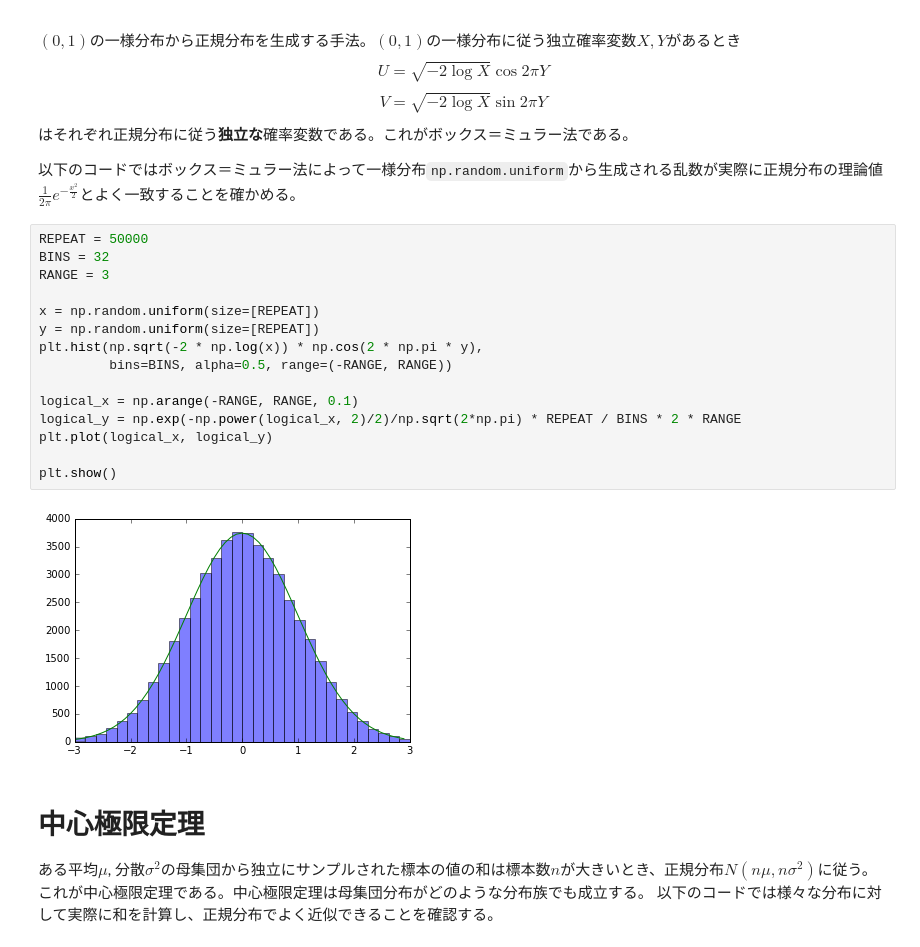
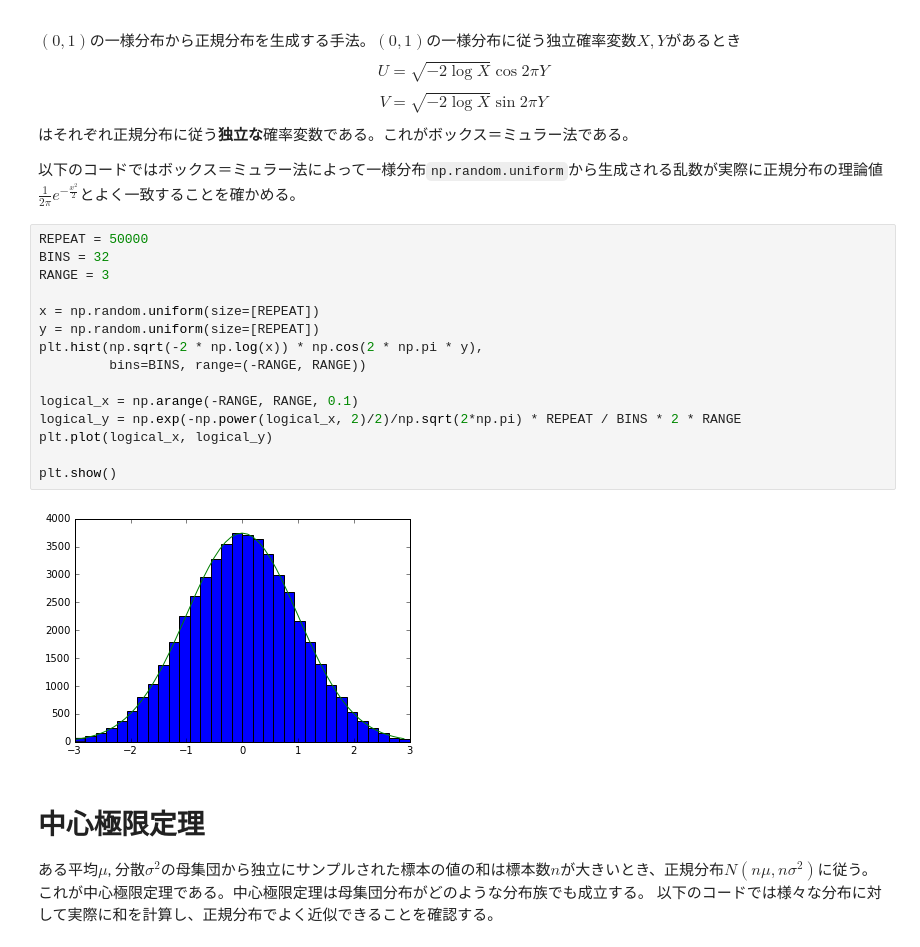
Before and after one commit to yunabe/codelab, a Jupyter notebook: python/notebook/statictics.ipynb, the cells around one changed output. Drawn from its saved outputs; the diff is of its cells as text.

```diff
--- a/python/notebook/statictics.ipynb
+++ b/python/notebook/statictics.ipynb
@@ -17,20 +17,20 @@ $$V=\sqrt{-2\log X}\sin 2\pi Y$$
 # %%
 REPEAT = 50000
 BINS = 32
 RANGE = 3
 
 x = np.random.uniform(size=[REPEAT])
 y = np.random.uniform(size=[REPEAT])
 plt.hist(np.sqrt(-2 * np.log(x)) * np.cos(2 * np.pi * y),
-         bins=BINS, alpha=0.5, range=(-RANGE, RANGE))
+         bins=BINS, range=(-RANGE, RANGE))
 
 logical_x = np.arange(-RANGE, RANGE, 0.1)
 logical_y = np.exp(-np.power(logical_x, 2)/2)/np.sqrt(2*np.pi) * REPEAT / BINS * 2 * RANGE
 plt.plot(logical_x, logical_y)
 
 plt.show()
 # %% [output]
-[figure, old version]
+[figure, new version]
 # %% [markdown]
 # 中心極限定理
 ある平均$\mu$, 分散$\sigma^2$の母集団から独立にサンプルされた標本の値の和は標本数$n$が大きいとき、正規分布$N(n\mu,n\sigma^2)$に従う。これが中心極限定理である。中心極限定理は母集団分布がどのような分布族でも成立する。
```
Also changed, not shown: parts of 12 cells of this notebook.
